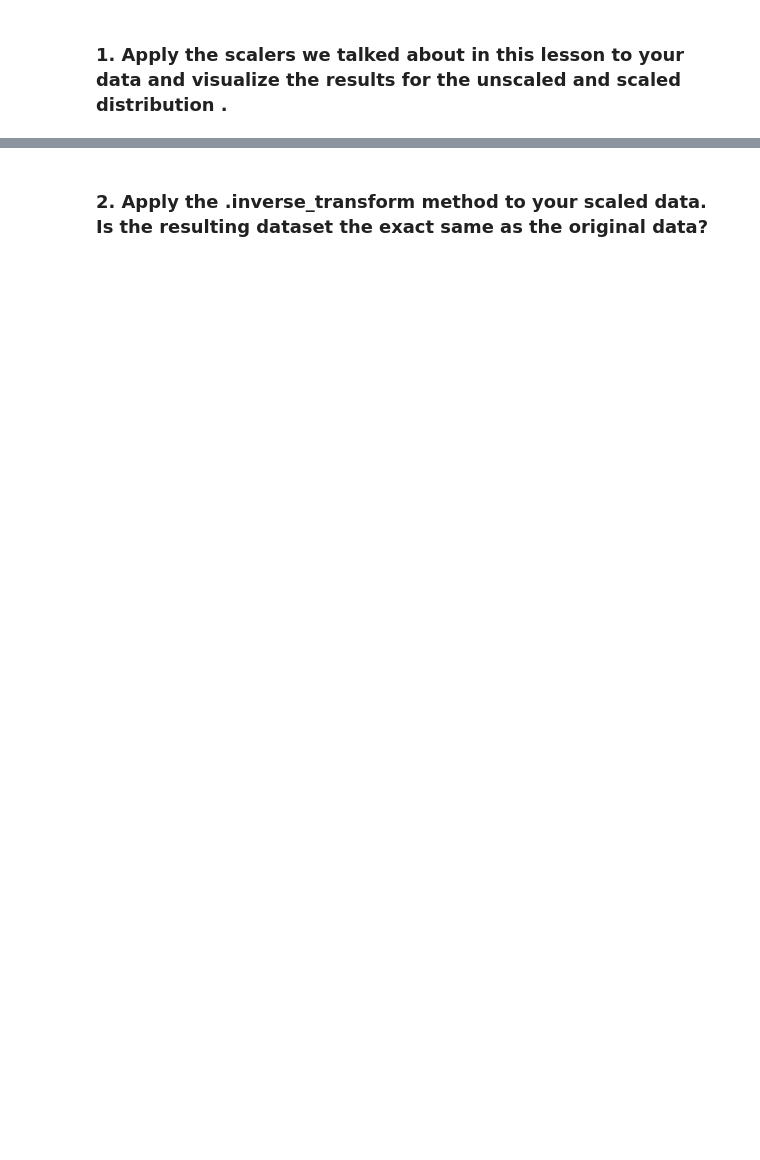
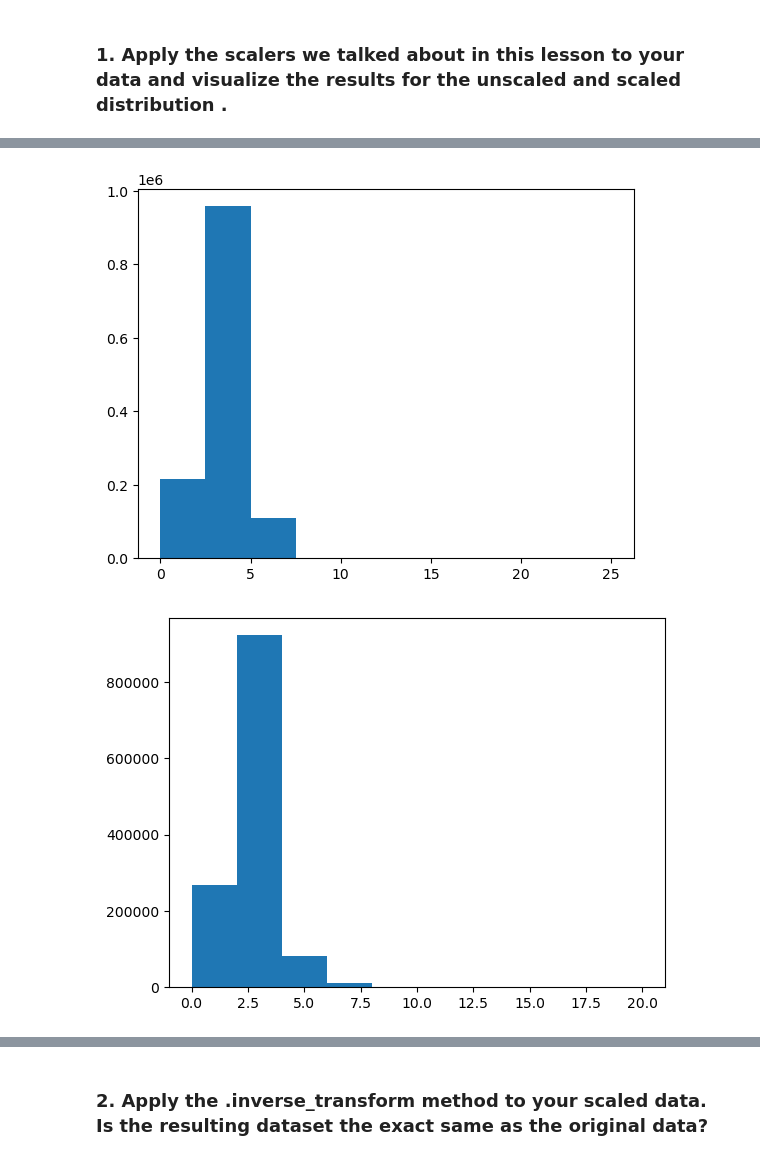
Before and after one commit to Miatta-Sinayoko/Regression-exercises, a Jupyter notebook: scaling.ipynb, the cells around one changed output, grey strips where cells are left out. Drawn from its saved outputs; the diff is of its cells as text; code cells hidden in the pictures; blank space fills up the shorter version.

Commit message:
Adding scaling notebook

```diff
--- a/scaling.ipynb
+++ b/scaling.ipynb
@@ -21,5 +19,5 @@ warnings.filterwarnings("ignore")
 # %% [markdown]
 ### 1. Apply the scalers we talked about in this lesson to your data and visualize the results for the unscaled and scaled distribution .
 # %%
-x_train_and_validate, x_test = train_test_split(x, random_state=123)
-x_train, x_validate = train_test_split(x_train_and_validate)
+# get the clean data
+df = wr.wrangle_zillow()
@@ -25,0 +51,5 @@ x_train, x_validate = train_test_split(x_train_and_validate)
+# %%
+# remove the discrete columns to prep for scaling
+df = df.drop(columns=['yearbuilt','fips'])
+# Instructor answer -  remove value column since it is the target
+# change year back to continuous and do analysis on it
@@ -25,0 +72,3 @@ x_train, x_validate = train_test_split(x_train_and_validate)
+# %%
+# split the data
+train, validate, test = wr.split_zillow(df)
@@ -25,0 +85,8 @@ x_train, x_validate = train_test_split(x_train_and_validate)
+# %%
+# visualize before scaling
+for col in train.columns:
+    plt.figure()
+    plt.hist(train[col], bins=10)
+# %% [output]
+[figure, added]
+[figure, added]
```
Also changed, not shown: parts of 30 cells of this notebook.
